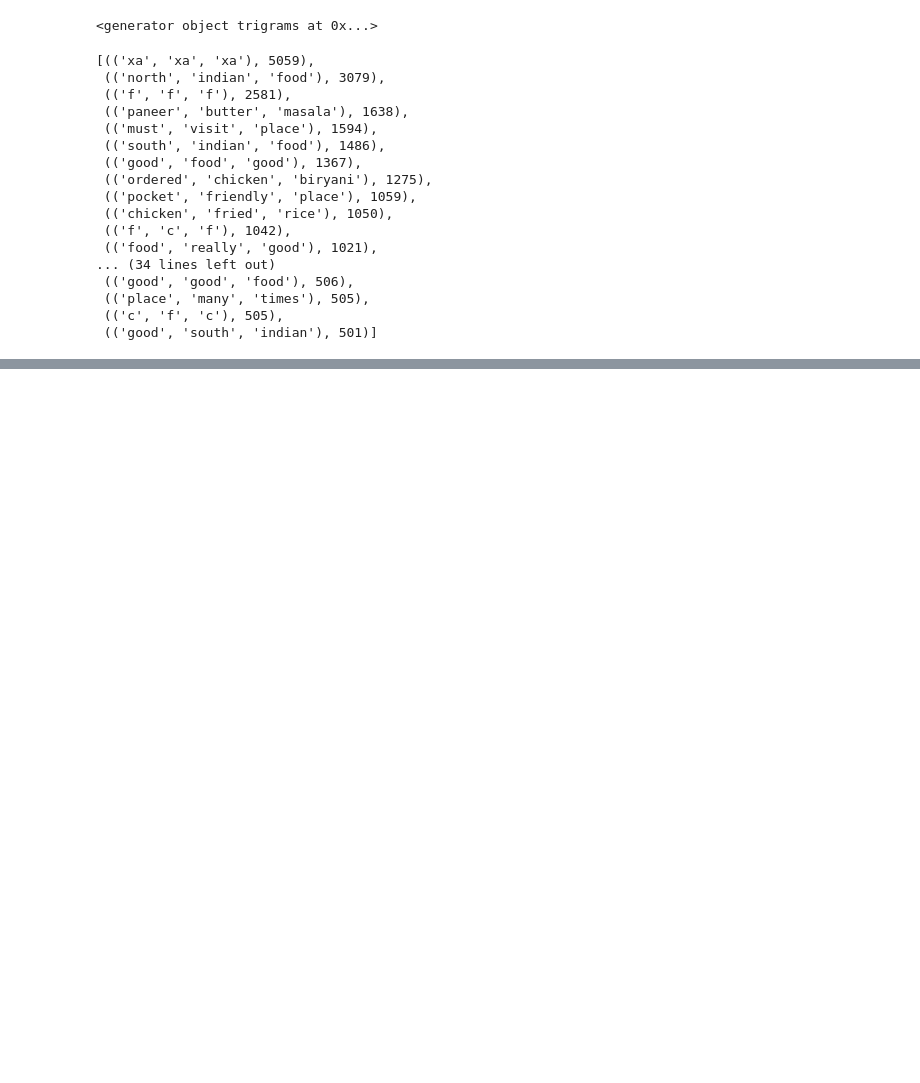
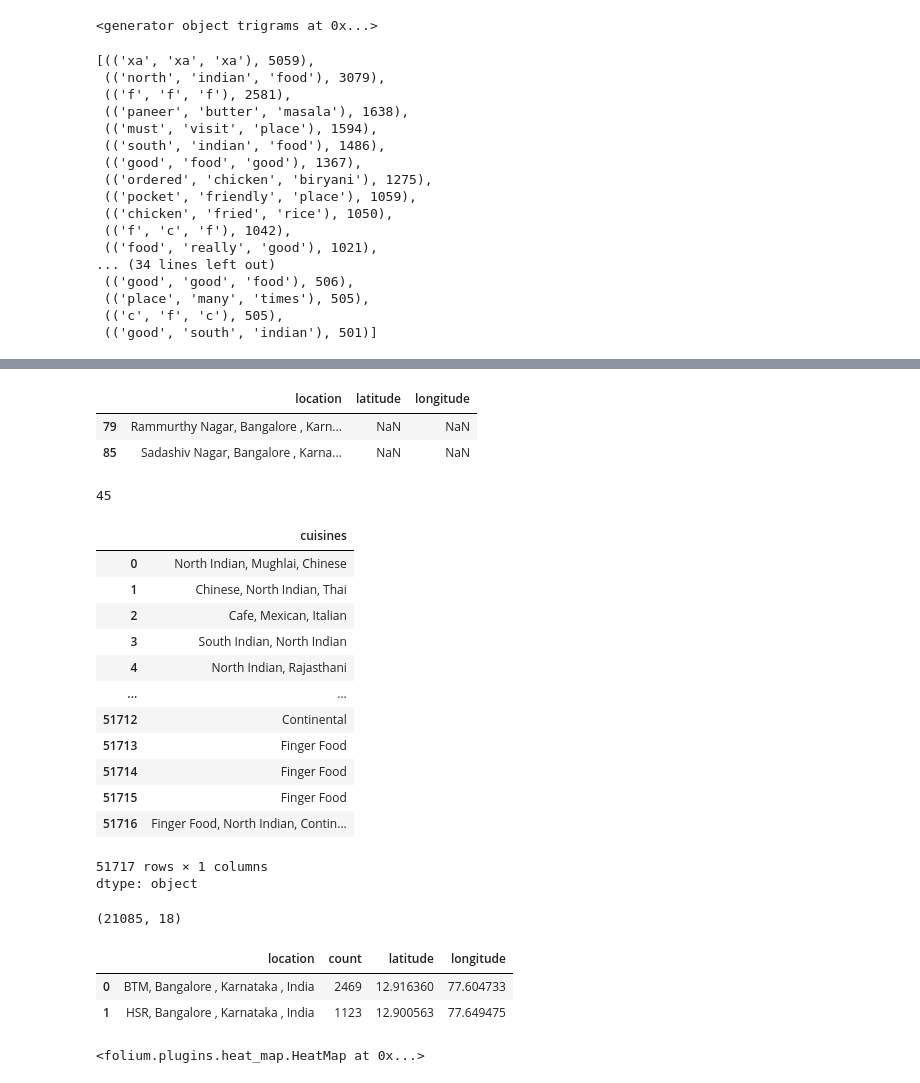
Before and after one commit to PRATHAMSINGHTYADAV/Projects, a Jupyter notebook: Zomato_case_study.ipynb, the cells around one changed output, grey strips where cells are left out. Drawn from its saved outputs; the diff is of its cells as text; code cells hidden in the pictures; blank space fills up the shorter version.

```diff
--- a/Zomato_case_study.ipynb
+++ b/Zomato_case_study.ipynb
@@ -473,0 +527,2 @@ fd_tri.plot(20)
+# %%
+df['location'] = df['location'] + ", Bangalore , Karnataka , India"
@@ -473,0 +591,6 @@ fd_tri.plot(20)
+# %%
+Locations[Locations['latitude'].isna()]
+# %% [output]
+|  | location | latitude | longitude |
+| 79 | Rammurthy Nagar, Bangalore , Karn... | NaN | NaN |
+| 85 | Sadashiv Nagar, Bangalore , Karna... | NaN | NaN |
@@ -473,0 +603,21 @@ fd_tri.plot(20)
+# %%
+df['cuisines'].isnull().sum()
+# %% [output]
+45
+# %%
+df['cuisines']
+# %% [output]
+|  | cuisines |
+| 0 | North Indian, Mughlai, Chinese |
+| 1 | Chinese, North Indian, Thai |
+| 2 | Cafe, Mexican, Italian |
+| 3 | South Indian, North Indian |
+| 4 | North Indian, Rajasthani |
+| ... | ... |
+| 51712 | Continental |
+| 51713 | Finger Food |
+| 51714 | Finger Food |
+| 51715 | Finger Food |
+| 51716 | Finger Food, North Indian, Contin... |
+51717 rows × 1 columns
+dtype: object
@@ -473,0 +628,4 @@ fd_tri.plot(20)
+# %%
+north_india.shape
+# %% [output]
+(21085, 18)
@@ -473,0 +636,6 @@ fd_tri.plot(20)
+# %%
+heatmap_df.head(2)
+# %% [output]
+|  | location | count | latitude | longitude |
+| 0 | BTM, Bangalore , Karnataka , India | 2469 | 12.916360 | 77.604733 |
+| 1 | HSR, Bangalore , Karnataka , India | 1123 | 12.900563 | 77.649475 |
@@ -473,0 +648,4 @@ fd_tri.plot(20)
+# %%
+HeatMap(heatmap_df[['latitude' , 'longitude' , 'count']]).add_to(basemap)
+# %% [output]
+<folium.plugins.heat_map.HeatMap at 0x...>
```
Also changed, not shown: parts of 36 cells of this notebook.
